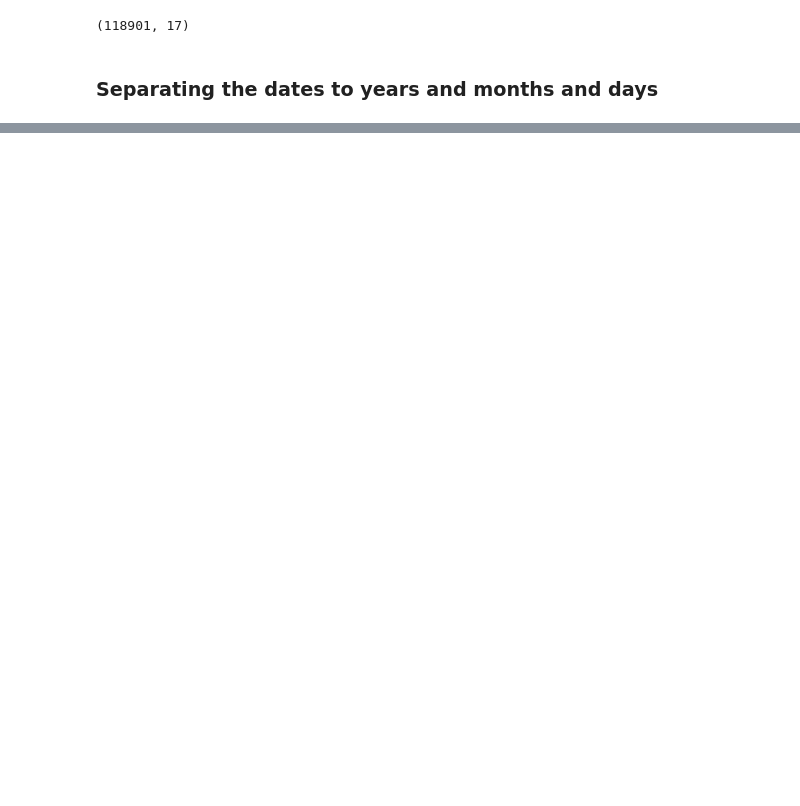
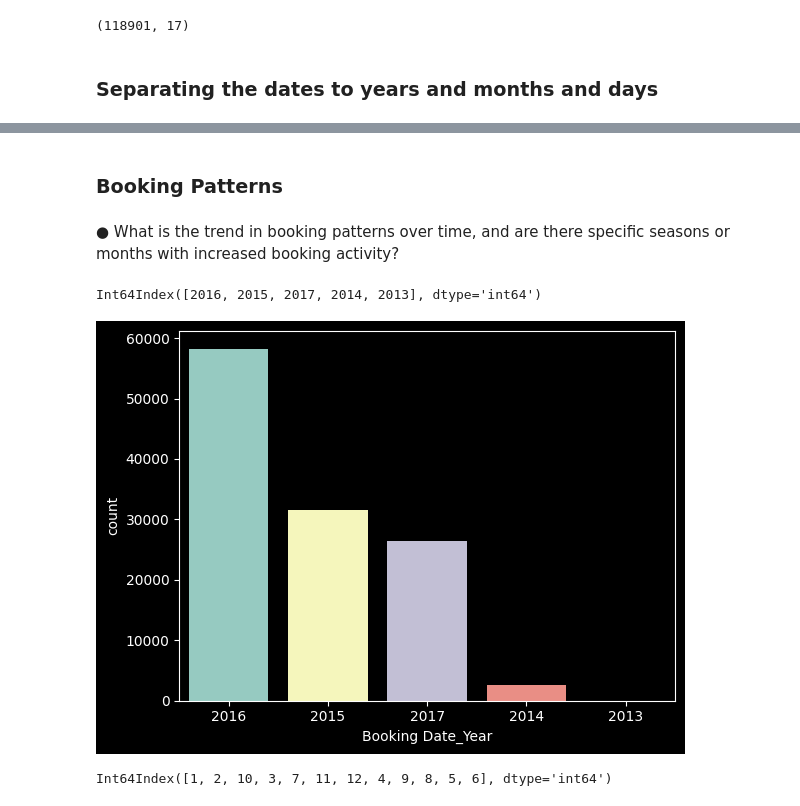
Before and after one commit to RheedWhan/SHG-analysis., a Jupyter notebook: Splendor_Hotel.ipynb, the cells around one changed output, grey strips where cells are left out. Saved outputs shown, nothing was run; the diff lists cells and outputs as text; code cells hidden in the pictures; blank space fills up the shorter version.

```diff
--- a/Splendor_Hotel.ipynb
+++ b/Splendor_Hotel.ipynb
@@ -376,0 +377,20 @@ df.head()
+# %% [markdown]
+### Booking Patterns
+# %% [markdown]
+
+● What is the trend in booking patterns over time, and are there specific seasons or months with increased booking activity?
+# %%
+year_order = df['Booking Date_Year'].value_counts().index
+year_order
+# %% [output]
+Int64Index([2016, 2015, 2017, 2014, 2013], dtype='int64')
+# %%
+sns.countplot(data=df, x='Booking Date_Year', order=year_order)
+plt.show()
+# %% [output]
+[figure, added]
+# %%
+month_order = df['Booking Date_Month'].value_counts().index
+month_order
+# %% [output]
+Int64Index([1, 2, 10, 3, 7, 11, 12, 4, 9, 8, 5, 6], dtype='int64')
```
Also changed, not shown: parts of 20 cells of this notebook.
